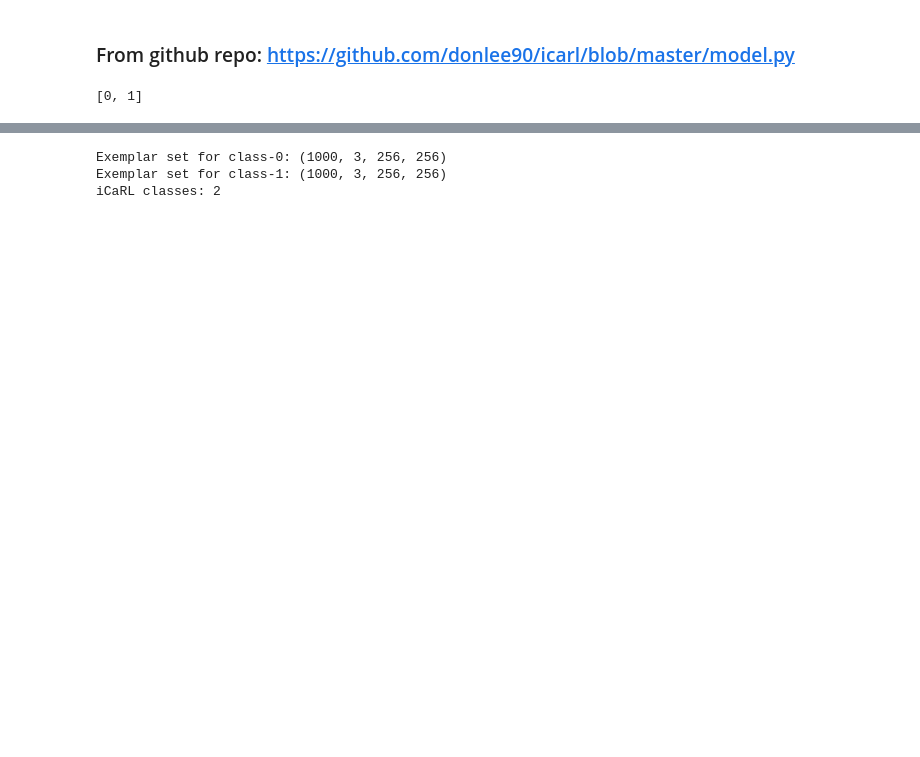
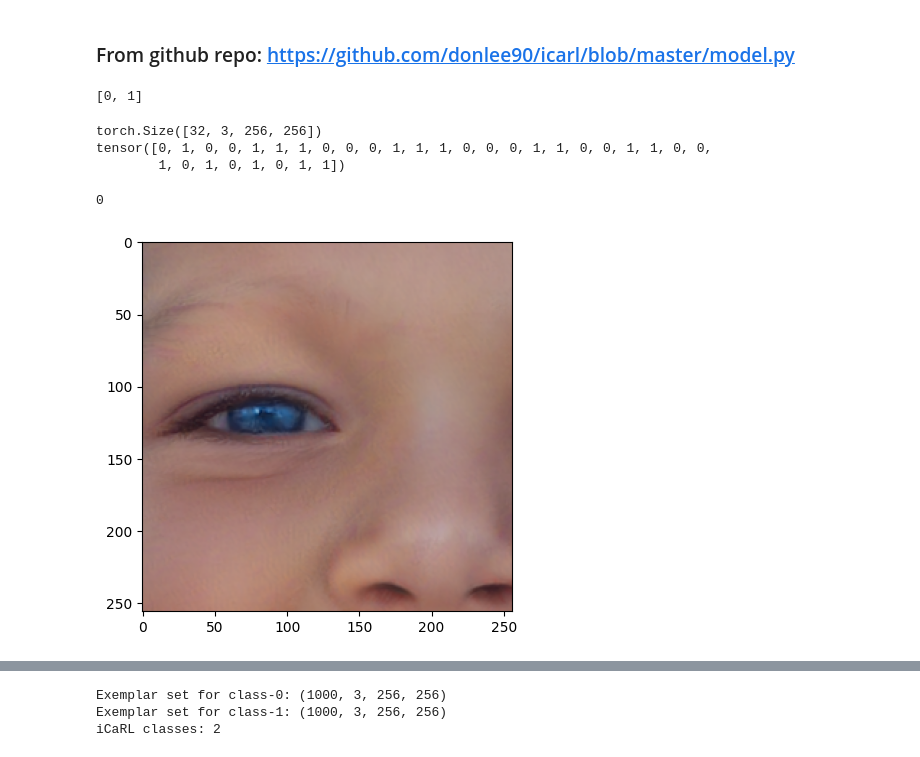
Before and after one commit to ArefAz/E3-Ensemble-of-Expert-Embedders-CVPRWMF24, a Jupyter notebook: jupyter-notebooks/iCarl-Tuned-ResNet50-Pretrained.ipynb, the cells around one changed output, grey strips where cells are left out. Cells and saved outputs as stored; diff of their text form; code cells hidden in the pictures; blank space fills up the shorter version.

```diff
--- a/jupyter-notebooks/iCarl-Tuned-ResNet50-Pretrained.ipynb
+++ b/jupyter-notebooks/iCarl-Tuned-ResNet50-Pretrained.ipynb
@@ -71,6 +71,7 @@ class CustomDataset(Dataset):
             image = torch.from_numpy(self.images_np[idx])
             label = self.labels_np[idx]
 
+
             # # Convert numpy image to PIL Image if necessary before applying transform
             # if self.transform is not None:
             #     image = Image.fromarray)(image)
@@ -81,6 +82,13 @@ class CustomDataset(Dataset):
             label = self.labels[idx]
             image = Image.open(img_path)  # Assuming these are paths to images
 
+            if image.size[0]<256 or image.size[1]<256:
+                resize_transform = transforms.Resize(256)
+                image = resize_transform(image)
+
+            if image.mode=='L':
+                image = image.convert('RGB')
+
             if self.transform:
                 image = self.transform(image)
 
@@ -366,21 +379,39 @@ class iCaRLNet(nn.Module):
 transform = transforms.Compose([
         transforms.RandomCrop(256),
         transforms.ToTensor(),
-        transforms.Normalize((0.4914, 0.4822, 0.4465), (0.2023, 0.1994, 0.2010)),
+        # transforms.Normalize((0.4914, 0.4822, 0.4465), (0.2023, 0.1994, 0.2010)),
 ])
 
 # Scenario 1: Real vs GAN
-txt_file_paths = ['data/real_train_filepaths.txt', 'data/gan_train_filepaths.txt']
+txt_file_paths = ['data/top_1k_real.txt', 'data/top_1k_gan.txt']
 train_dataset = CustomDataset(txt_file_paths=txt_file_paths, transform=transform)
 train_dataloader = DataLoader(train_dataset, batch_size=32, shuffle=True)
 
-txt_file_paths = ['data/real_test_filepaths.txt', 'data/gan_test_filepaths.txt']
-test_dataset = CustomDataset(txt_file_paths=txt_file_paths, transform=transform)
-test_dataloader = DataLoader(test_dataset, batch_size=32, shuffle=True)
+# txt_file_paths = ['/media/nas2/Aref/share/continual_learning/dataset_file_paths/db-real/test.txt', '/media/nas2/Aref/share/continual_learning/dataset_file_paths/db-gan/test.txt']
+# test_dataset = CustomDataset(txt_file_paths=txt_file_paths, transform=transform)
+# test_dataloader = DataLoader(test_dataset, batch_size=32, shuffle=True)
 # %%
 list(set(train_dataset.labels))
 # %% [output]
 [0, 1]
+# %%
+# Just to make sure all the images are in RGB format.
+for indices, images, labels in train_dataloader:
+    print(images.shape)
+    print(labels)
+    break
+# %% [output]
+torch.Size([32, 3, 256, 256])
+tensor([0, 1, 0, 0, 1, 1, 1, 0, 0, 0, 1, 1, 1, 0, 0, 0, 1, 1, 0, 0, 1, 1, 0, 0,
+        1, 0, 1, 0, 1, 0, 1, 1])
+# %%
+import matplotlib.pyplot as plt
+# print(images[0])
+plt.imshow(  images[1].permute(1, 2, 0))
+print(labels[0].item())
+# %% [output]
+0
+[figure, added]
 # %%
 # Initialize CNN
 K = 2000 # total number of exemplars
```
Also changed, not shown: parts of 29 cells of this notebook.
